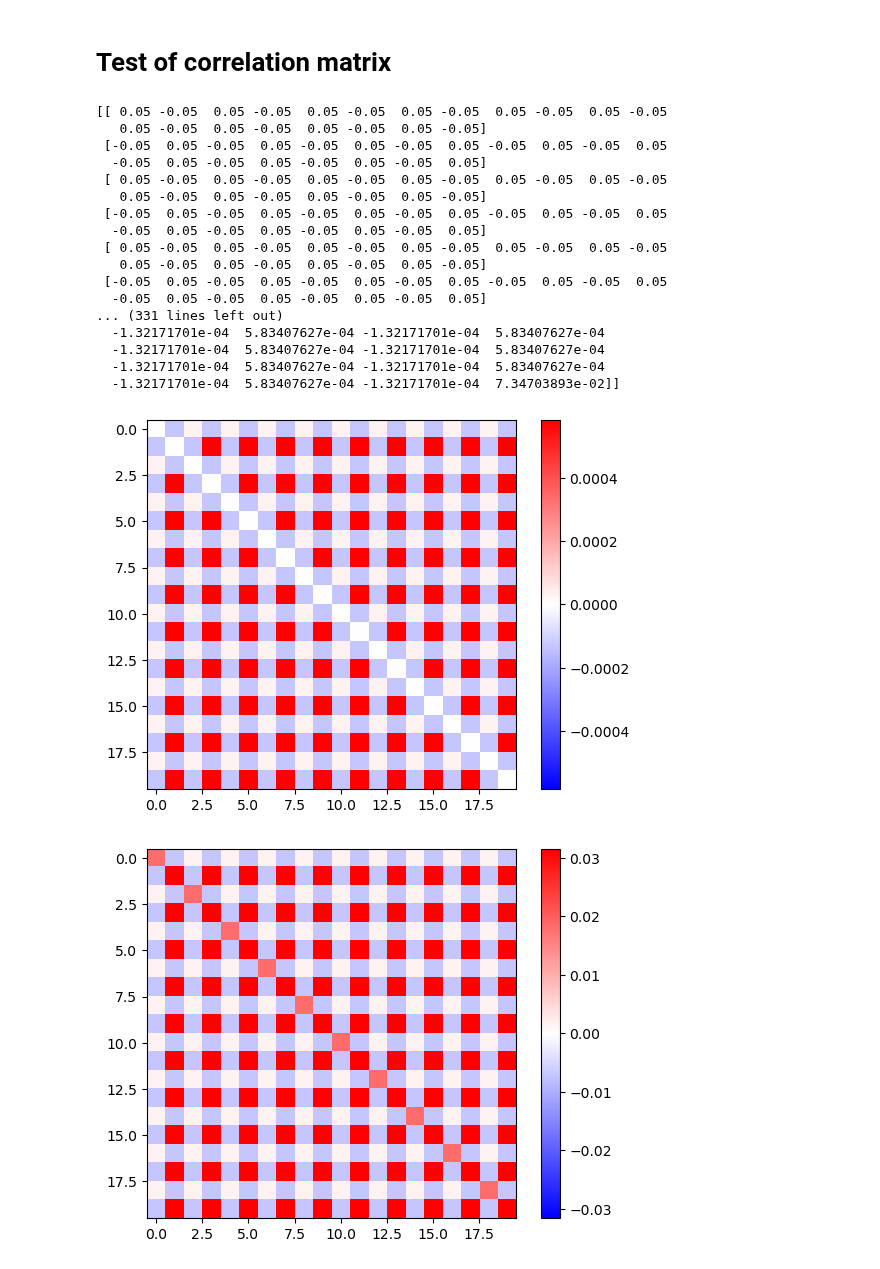
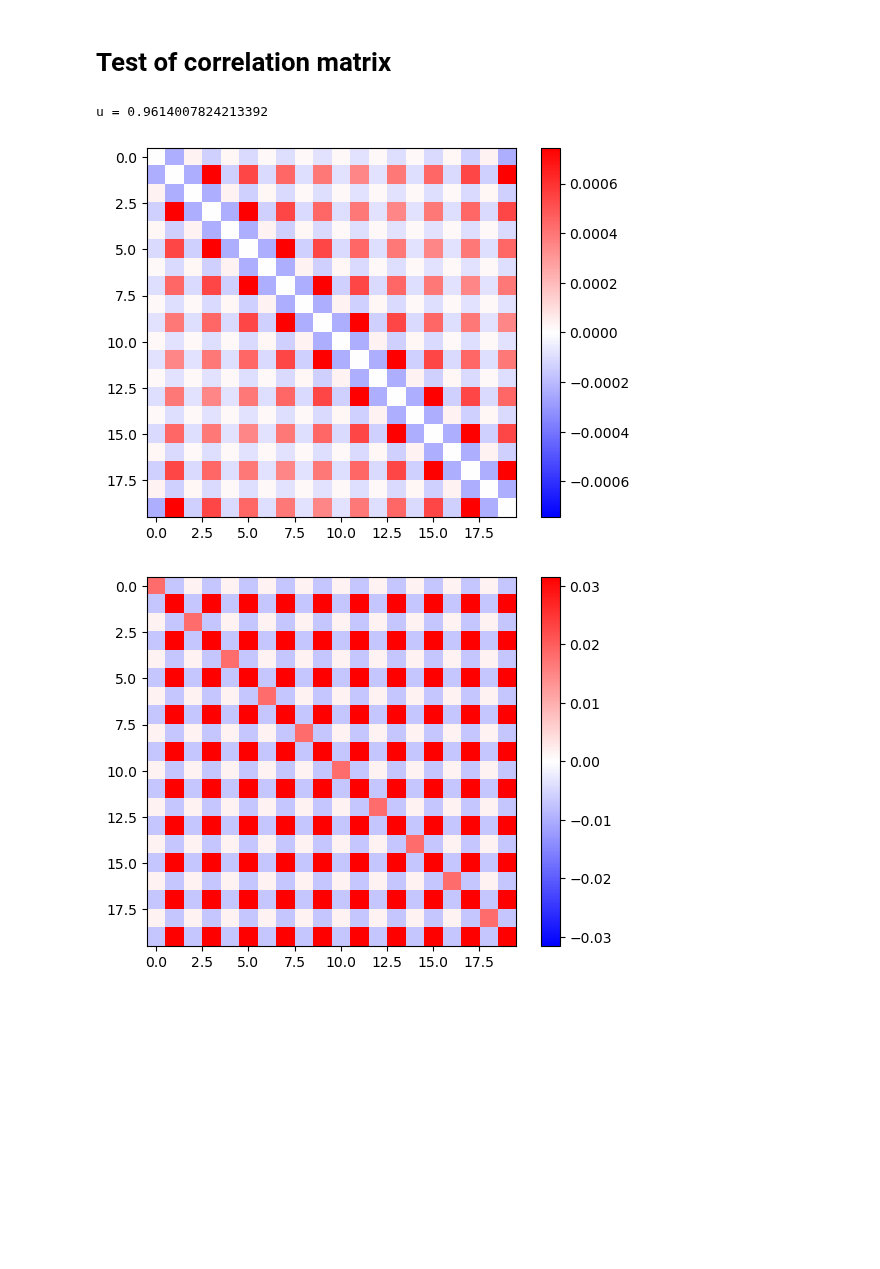
Before and after one commit to chuan97/long-range-ising, a Jupyter notebook: test_antiferro_zerotemp.ipynb, the cells around one changed output. Drawn from its saved outputs; the diff is of its cells as text; code cells hidden in the pictures; blank space fills up the shorter version.

```diff
--- a/test_antiferro_zerotemp.ipynb
+++ b/test_antiferro_zerotemp.ipynb
@@ -867,63 +867,36 @@ wx = 0.5
 wz = 0.5
 G = 1
 s = 1
-alpha = 0.0
+alpha = 0.5
 
 J = interactions.powerlaw_pbc_afm(N, alpha)
 J = interactions.shift(J, 0.0)
 J = interactions.rescale(J)
-print(J)
 
 u = variational_u(G, wx, wz, s)
 print(f'u = {u}')
 Ys = np.array([f_Yi(i, u, G, wx, wz, s) for i in range(N)])
-print(Ys)
 Dy = np.diag(Ys)
-print(Dy)
-Jy = np.empty((N, N))
-for i in range(N):
-    Jy[i] = J[i] * Ys[i]
-print(Jy)
-print()
-print(Jy== Dy@J)
-print()
 
 chi = inv(np.eye(N) - 2*Dy@J) @ Dy
-print(chi)
 max = np.amax(np.abs(chi) - np.diag(np.diag(chi)))
 plt.imshow(chi - np.diag(np.diag(chi)), vmin=-max, vmax=max, cmap='bwr')
 plt.colorbar()
 plt.show()
 
 chi_theo = np.empty((N, N))
 for idx, _ in np.ndenumerate(chi_theo):
     chi_theo[idx] = chi_theo_ij(*idx, Ys[0], Ys[1], G)
 chi_theo = chi_theo
 max = np.amax(np.abs(chi_theo) - np.diag(np.diag(chi_theo)))
 plt.imshow(chi_theo, vmin=-max, vmax=max, cmap='bwr')
 plt.colorbar()
 plt.show()
 
 print(chi_theo / chi)
 
 print(chi_theo[1, 0] / chi_theo[0, 0], -G*(Ys[0] + Ys[1])*Ys[1]/Ys[0])
 # %% [output]
-[[ 0.05 -0.05  0.05 -0.05  0.05 -0.05  0.05 -0.05  0.05 -0.05  0.05 -0.05
-   0.05 -0.05  0.05 -0.05  0.05 -0.05  0.05 -0.05]
- [-0.05  0.05 -0.05  0.05 -0.05  0.05 -0.05  0.05 -0.05  0.05 -0.05  0.05
-  -0.05  0.05 -0.05  0.05 -0.05  0.05 -0.05  0.05]
- [ 0.05 -0.05  0.05 -0.05  0.05 -0.05  0.05 -0.05  0.05 -0.05  0.05 -0.05
-   0.05 -0.05  0.05 -0.05  0.05 -0.05  0.05 -0.05]
- [-0.05  0.05 -0.05  0.05 -0.05  0.05 -0.05  0.05 -0.05  0.05 -0.05  0.05
-  -0.05  0.05 -0.05  0.05 -0.05  0.05 -0.05  0.05]
- [ 0.05 -0.05  0.05 -0.05  0.05 -0.05  0.05 -0.05  0.05 -0.05  0.05 -0.05
-   0.05 -0.05  0.05 -0.05  0.05 -0.05  0.05 -0.05]
- [-0.05  0.05 -0.05  0.05 -0.05  0.05 -0.05  0.05 -0.05  0.05 -0.05  0.05
-  -0.05  0.05 -0.05  0.05 -0.05  0.05 -0.05  0.05]
-... (331 lines left out)
-  -1.32171701e-04  5.83407627e-04 -1.32171701e-04  5.83407627e-04
-  -1.32171701e-04  5.83407627e-04 -1.32171701e-04  5.83407627e-04
-  -1.32171701e-04  5.83407627e-04 -1.32171701e-04  5.83407627e-04
-  -1.32171701e-04  5.83407627e-04 -1.32171701e-04  7.34703893e-02]]
+u = 0.9614007824213392
-[figure, old version]
+[figure, new version]
 [figure]
```
Also changed, not shown: parts of 1 cell of this notebook.
